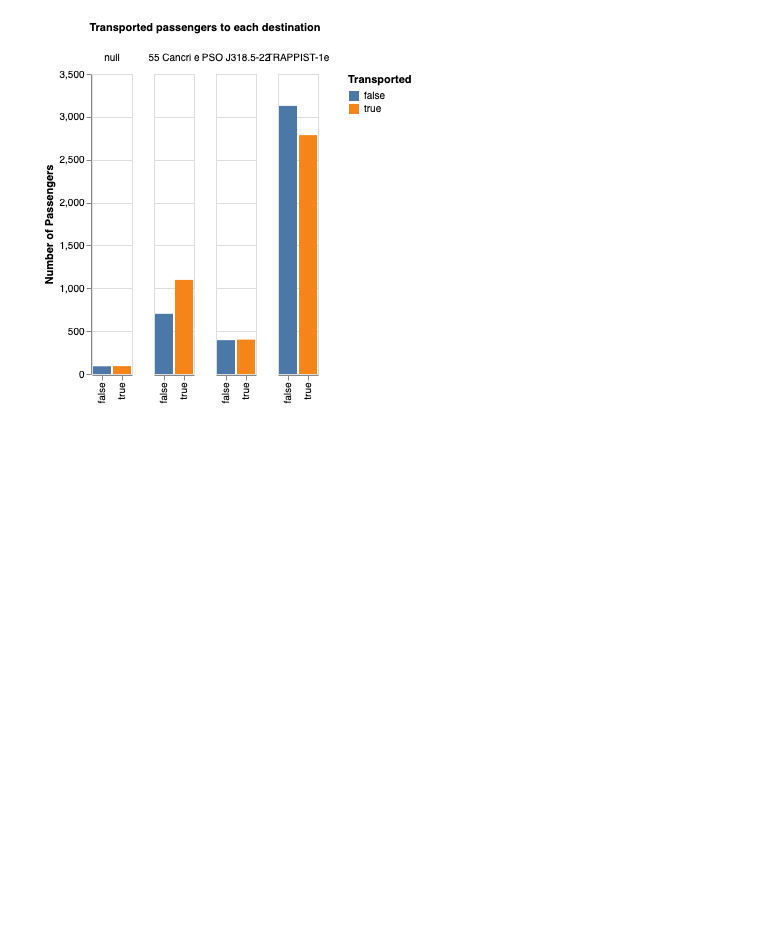
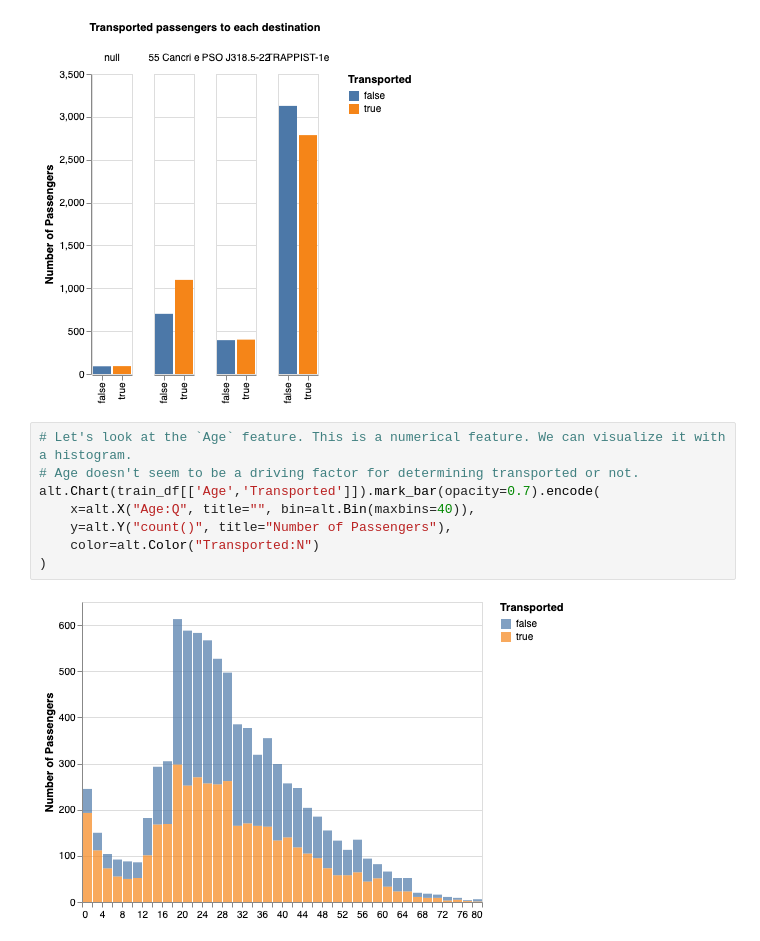
Before and after one commit to hcwang24/space_titanic, a Jupyter notebook: initial_analysis.ipynb, the cells around one changed output. Cells and saved outputs as stored; diff of their text form; blank space fills up the shorter version.

```diff
--- a/initial_analysis.ipynb
+++ b/initial_analysis.ipynb
@@ -201,3 +201,13 @@ alt.Chart(train_df[['Destination','Transported']]).mark_bar().encode(
 )
 # %% [output]
 [figure]
+# %%
+# Let's look at the `Age` feature. This is a numerical feature. We can visualize it with a histogram.
+# Age doesn't seem to be a driving factor for determining transported or not.
+alt.Chart(train_df[['Age','Transported']]).mark_bar(opacity=0.7).encode(
+    x=alt.X("Age:Q", title="", bin=alt.Bin(maxbins=40)),
+    y=alt.Y("count()", title="Number of Passengers"),
+    color=alt.Color("Transported:N")
+)
+# %% [output]
+[figure, added]
```
Also changed, not shown: parts of 1 cell of this notebook.
